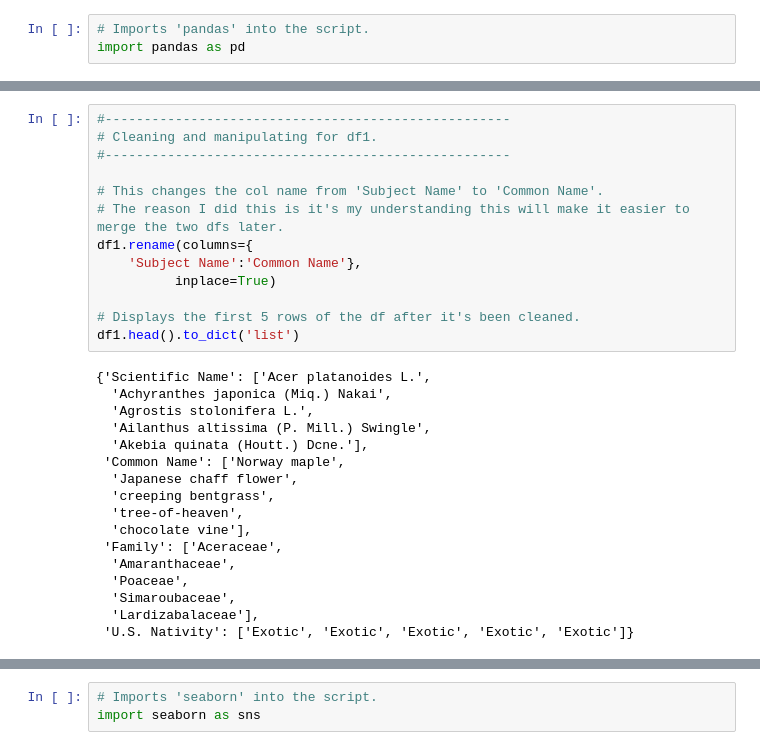
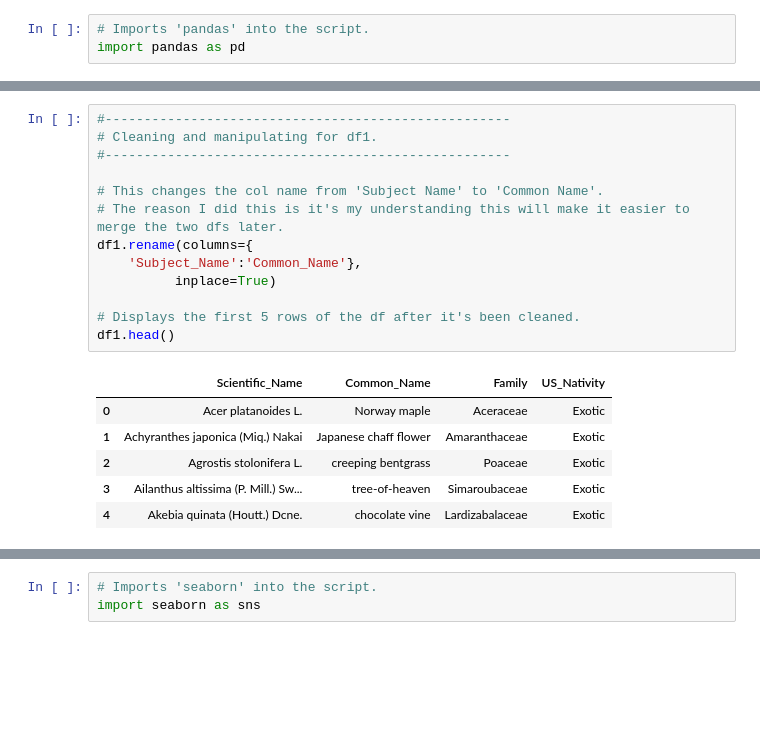
Before and after one commit to JagJones/Invasive_Plants, a Jupyter notebook: main.ipynb, the cells around one changed output, grey strips where cells are left out. Cells and saved outputs as stored; diff of their text form; blank space fills up the shorter version.

```diff
--- a/main.ipynb
+++ b/main.ipynb
@@ -51,33 +47,23 @@ df1.head()
 # %%
 #----------------------------------------------------
 # Cleaning and manipulating for df1.
 #----------------------------------------------------
 
 # This changes the col name from 'Subject Name' to 'Common Name'.
 # The reason I did this is it's my understanding this will make it easier to merge the two dfs later.
 df1.rename(columns={
-    'Subject Name':'Common Name'},
+    'Subject_Name':'Common_Name'},
           inplace=True)
 
 # Displays the first 5 rows of the df after it's been cleaned.
-df1.head().to_dict('list')
+df1.head()
 # %% [output]
-{'Scientific Name': ['Acer platanoides L.',
-  'Achyranthes japonica (Miq.) Nakai',
-  'Agrostis stolonifera L.',
-  'Ailanthus altissima (P. Mill.) Swingle',
-  'Akebia quinata (Houtt.) Dcne.'],
- 'Common Name': ['Norway maple',
-  'Japanese chaff flower',
-  'creeping bentgrass',
-  'tree-of-heaven',
-  'chocolate vine'],
- 'Family': ['Aceraceae',
-  'Amaranthaceae',
-  'Poaceae',
-  'Simaroubaceae',
-  'Lardizabalaceae'],
- 'U.S. Nativity': ['Exotic', 'Exotic', 'Exotic', 'Exotic', 'Exotic']}
+|  | Scientific_Name | Common_Name | Family | US_Nativity |
+| 0 | Acer platanoides L. | Norway maple | Aceraceae | Exotic |
+| 1 | Achyranthes japonica (Miq.) Nakai | Japanese chaff flower | Amaranthaceae | Exotic |
+| 2 | Agrostis stolonifera L. | creeping bentgrass | Poaceae | Exotic |
+| 3 | Ailanthus altissima (P. Mill.) Sw... | tree-of-heaven | Simaroubaceae | Exotic |
+| 4 | Akebia quinata (Houtt.) Dcne. | chocolate vine | Lardizabalaceae | Exotic |
 # %%
 # Reads in df2 which is saved in the 'data' folder of Invasive_Plants.
 df2 = pd.read_csv('data/Invasive_Plants_Threat_Levels - Sheet1.csv', encoding='utf8')
```
Also changed, not shown: parts of 8 cells of this notebook, 2 other files.
